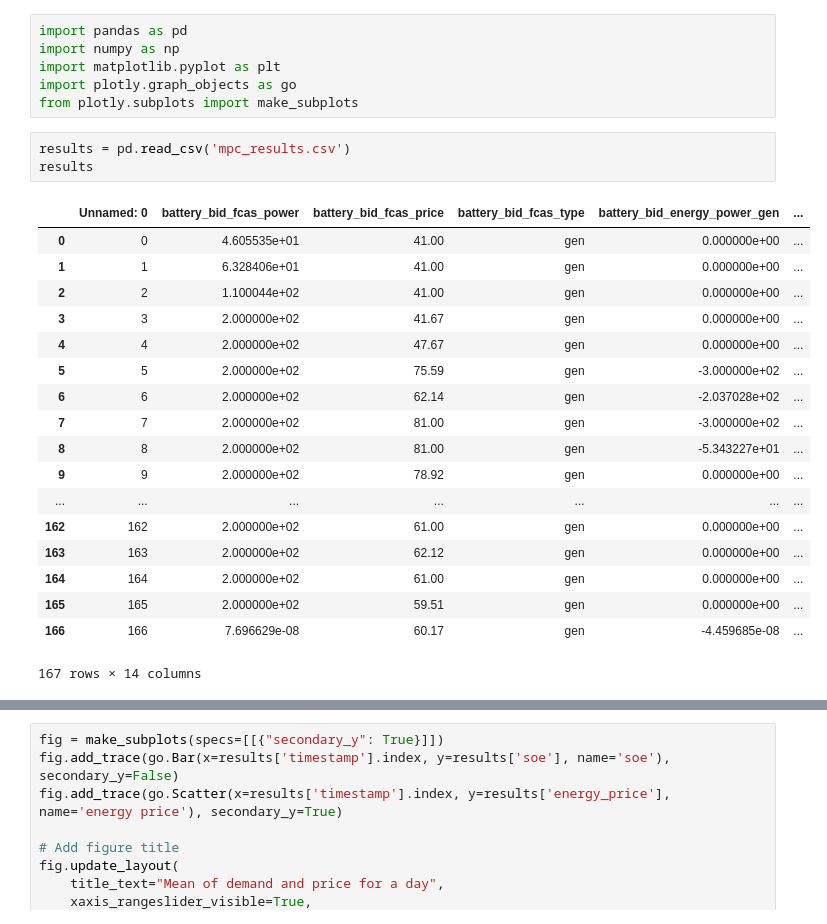
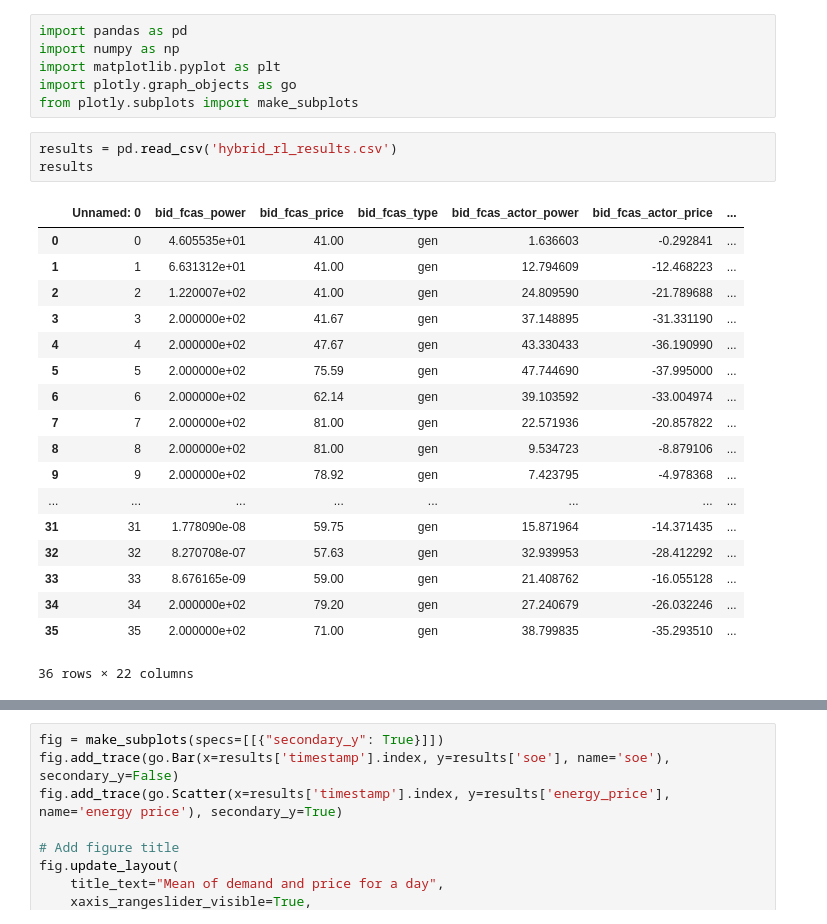
Before and after one commit to mathildebadoual/optimal_bidding, a Jupyter notebook: plot_results_nn.ipynb, the cells around one changed output, grey strips where cells are left out. Cells and saved outputs as stored; diff of their text form.

```diff
--- a/plot_results_nn.ipynb
+++ b/plot_results_nn.ipynb
@@ -5,24 +5,24 @@ import matplotlib.pyplot as plt
 import plotly.graph_objects as go
 from plotly.subplots import make_subplots
 # %%
-results = pd.read_csv('mpc_results.csv')
+results = pd.read_csv('hybrid_rl_results.csv')
 results
 # %% [output]
-|  | Unnamed: 0 | battery_bid_fcas_power | battery_bid_fcas_price | battery_bid_fcas_type | battery_bid_energy_power_gen | ... |
-| 0 | 0 | 4.605535e+01 | 41.00 | gen | 0.000000e+00 | ... |
-| 1 | 1 | 6.328406e+01 | 41.00 | gen | 0.000000e+00 | ... |
-| 2 | 2 | 1.100044e+02 | 41.00 | gen | 0.000000e+00 | ... |
-| 3 | 3 | 2.000000e+02 | 41.67 | gen | 0.000000e+00 | ... |
-| 4 | 4 | 2.000000e+02 | 47.67 | gen | 0.000000e+00 | ... |
-| 5 | 5 | 2.000000e+02 | 75.59 | gen | -3.000000e+02 | ... |
-| 6 | 6 | 2.000000e+02 | 62.14 | gen | -2.037028e+02 | ... |
-| 7 | 7 | 2.000000e+02 | 81.00 | gen | -3.000000e+02 | ... |
-| 8 | 8 | 2.000000e+02 | 81.00 | gen | -5.343227e+01 | ... |
-| 9 | 9 | 2.000000e+02 | 78.92 | gen | 0.000000e+00 | ... |
-| ... | ... | ... | ... | ... | ... | ... |
-| 162 | 162 | 2.000000e+02 | 61.00 | gen | 0.000000e+00 | ... |
-| 163 | 163 | 2.000000e+02 | 62.12 | gen | 0.000000e+00 | ... |
-| 164 | 164 | 2.000000e+02 | 61.00 | gen | 0.000000e+00 | ... |
-| 165 | 165 | 2.000000e+02 | 59.51 | gen | 0.000000e+00 | ... |
-| 166 | 166 | 7.696629e-08 | 60.17 | gen | -4.459685e-08 | ... |
+|  | Unnamed: 0 | bid_fcas_power | bid_fcas_price | bid_fcas_type | bid_fcas_actor_power | bid_fcas_actor_price | ... |
+| 0 | 0 | 4.605535e+01 | 41.00 | gen | 1.636603 | -0.292841 | ... |
+| 1 | 1 | 6.631312e+01 | 41.00 | gen | 12.794609 | -12.468223 | ... |
+| 2 | 2 | 1.220007e+02 | 41.00 | gen | 24.809590 | -21.789688 | ... |
+| 3 | 3 | 2.000000e+02 | 41.67 | gen | 37.148895 | -31.331190 | ... |
+| 4 | 4 | 2.000000e+02 | 47.67 | gen | 43.330433 | -36.190990 | ... |
+| 5 | 5 | 2.000000e+02 | 75.59 | gen | 47.744690 | -37.995000 | ... |
+| 6 | 6 | 2.000000e+02 | 62.14 | gen | 39.103592 | -33.004974 | ... |
+| 7 | 7 | 2.000000e+02 | 81.00 | gen | 22.571936 | -20.857822 | ... |
+| 8 | 8 | 2.000000e+02 | 81.00 | gen | 9.534723 | -8.879106 | ... |
+| 9 | 9 | 2.000000e+02 | 78.92 | gen | 7.423795 | -4.978368 | ... |
+| ... | ... | ... | ... | ... | ... | ... | ... |
+| 31 | 31 | 1.778090e-08 | 59.75 | gen | 15.871964 | -14.371435 | ... |
+| 32 | 32 | 8.270708e-07 | 57.63 | gen | 32.939953 | -28.412292 | ... |
+| 33 | 33 | 8.676165e-09 | 59.00 | gen | 21.408762 | -16.055128 | ... |
+| 34 | 34 | 2.000000e+02 | 79.20 | gen | 27.240679 | -26.032246 | ... |
+| 35 | 35 | 2.000000e+02 | 71.00 | gen | 38.799835 | -35.293510 | ... |
-167 rows × 14 columns
+36 rows × 22 columns
```
Also changed, not shown: parts of 6 cells of this notebook, 5 other files.
